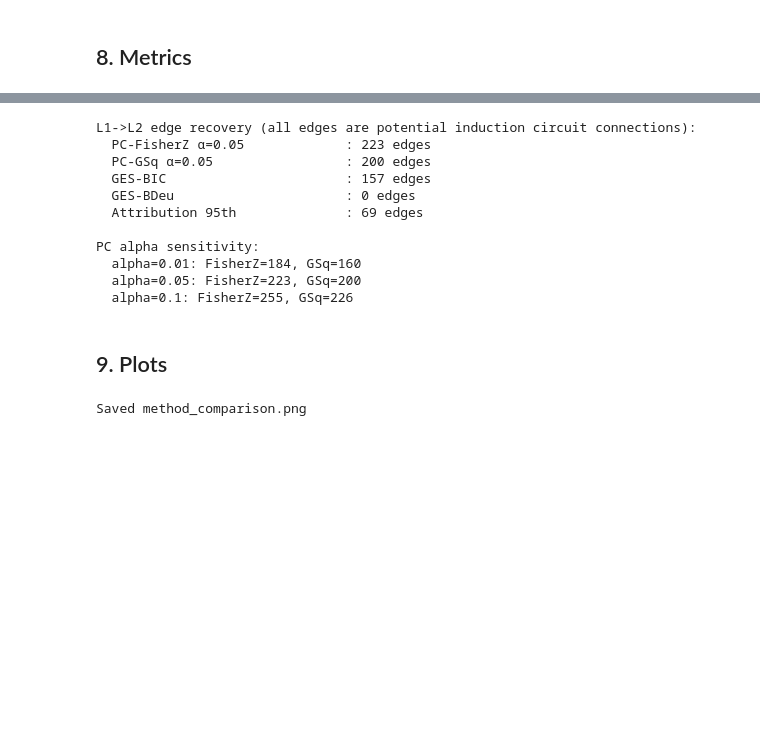
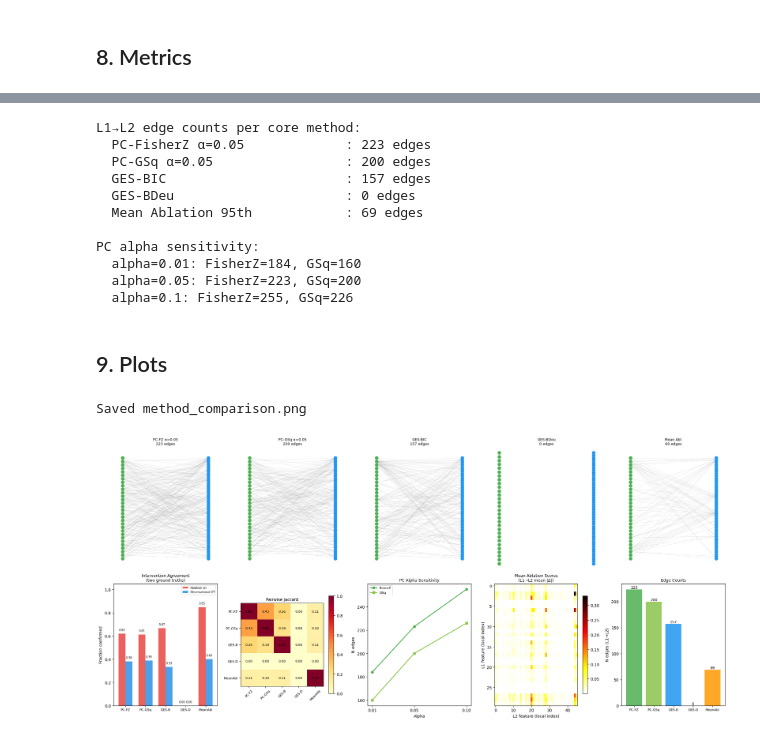
Before and after one commit to sid-raj-uc/structure-circuit-lens, a Jupyter notebook: phase3_structure_learning.ipynb, the cells around one changed output, grey strips where cells are left out. Saved outputs shown, nothing was run; the diff lists cells and outputs as text; code cells hidden in the pictures; blank space fills up the shorter version.

```diff
--- a/phase3_structure_learning.ipynb
+++ b/phase3_structure_learning.ipynb
@@ -197,8 +217,14 @@ import itertools, pickle
 
 CACHE_FZ = f'{RESULTS_DIR}/pc_fisherz_results.pkl'
 
-# Unified edge extractor: handles both causal-learn numpy adj matrix and adjacency dict
 def adj_to_l1l2_edges(adj):
+    """Extract L1→L2 edges from a skeleton adjacency structure.
+
+    Orientation uses the architectural causal ordering: layer-1 residual stream
+    (columns 0..N_L1-1) is computed before layer-2 residual stream (columns N_L1..N_L1+N_L2-1).
+    Any undirected skeleton edge (i, j) with i < N_L1 and j >= N_L1 is therefore oriented
+    i → j by this prior. Within-layer edges are dropped (not the target relation).
+    """
     if isinstance(adj, dict):
         return {(i, j) for i in range(N_L1) for j in adj.get(i, set()) if j >= N_L1}
     n = adj.shape[0]
@@ -249,7 +275,7 @@ if os.path.exists(CACHE_FZ):
     for alpha, v in results_fz.items():
         print(f'  alpha={alpha}: {len(v["edges"])} edges (cached, ran in {v["time"]:.1f}s)')
 else:
-    print('=== PC-FisherZ (fast, depth ≤ 3) — running... ===')
+    print('=== PC-FisherZ (skeleton, depth ≤ 3, architectural orientation) — running... ===')
     results_fz = {}
     for alpha in [0.01, 0.05, 0.10]:
         t0 = time.time()
@@ -625,7 +714,7 @@ Attribution 95th                69  0.850     20       0.0
 Saved summary_table.csv
 # %%
 # Pairwise Jaccard similarity between core methods
-core_names  = ['PC-FisherZ α=0.05', 'PC-GSq α=0.05', 'GES-BIC', 'GES-BDeu', 'Attribution 95th']
+core_names  = ['PC-FisherZ α=0.05', 'PC-GSq α=0.05', 'GES-BIC', 'GES-BDeu', 'Mean Ablation 95th']
 core_edges  = [method_atlas[m][0] for m in core_names]
 n_m         = len(core_names)
 jaccard     = np.zeros((n_m, n_m))
@@ -634,11 +723,11 @@ for i in range(n_m):
         u = core_edges[i] | core_edges[j]
         jaccard[i, j] = len(core_edges[i] & core_edges[j]) / len(u) if u else 0
 
-labels_short = ['PC-FZ', 'PC-GSq', 'GES-B', 'GES-D', 'Attr']
+labels_short = ['PC-FZ', 'PC-GSq', 'GES-B', 'GES-D', 'MeanAbl']
 print('Pairwise Jaccard similarity:')
-print('         ' + ' '.join(f'{l:6s}' for l in labels_short))
+print('         ' + ' '.join(f'{l:8s}' for l in labels_short))
 for i in range(n_m):
-    print(f'{labels_short[i]:8s}' + ' '.join(f'{jaccard[i,j]:6.2f}' for j in range(n_m)))
+    print(f'{labels_short[i]:8s}' + ' '.join(f'{jaccard[i,j]:8.2f}' for j in range(n_m)))
 
 np.save(f'{RESULTS_DIR}/jaccard_matrix.npy', jaccard)
 # %% [output]
@@ -652,9 +741,6 @@ Attr      0.11   0.10   0.11   0.00   1.00
 # %%
-# Head-level circuit recovery
-# Known: prev-token head in block 0 → induction head in block 1
-# In our data: L1 = residual stream before block 1, L2 = residual stream before block 2
-# Any L1→L2 edge = potential induction circuit connection
-print('L1->L2 edge recovery (all edges are potential induction circuit connections):')
+# L1→L2 edge counts per method
+print('L1→L2 edge counts per core method:')
 for name in core_names:
     edges, _ = method_atlas[name]
     n_l1_l2 = sum(1 for (i,j) in edges if i < N_L1 and j >= N_L1)
@@ -667,12 +753,12 @@ for alpha in [0.01, 0.05, 0.10]:
     gsq_n = len(results_gsq[alpha]['edges'])
     print(f'  alpha={alpha}: FisherZ={fz_n}, GSq={gsq_n}')
 # %% [output]
-L1->L2 edge recovery (all edges are potential induction circuit connections):
+L1→L2 edge counts per core method:
   PC-FisherZ α=0.05             : 223 edges
   PC-GSq α=0.05                 : 200 edges
   GES-BIC                       : 157 edges
   GES-BDeu                      : 0 edges
-  Attribution 95th              : 69 edges
+  Mean Ablation 95th            : 69 edges
 
 PC alpha sensitivity:
   alpha=0.01: FisherZ=184, GSq=160
@@ -682,6 +768,9 @@ PC alpha sensitivity:
 ## 9. Plots
 # %%
 COLORS = ['#4CAF50', '#8BC34A', '#2196F3', '#03A9F4', '#FF9800']
+
+core_names = ['PC-FisherZ α=0.05', 'PC-GSq α=0.05', 'GES-BIC', 'GES-BDeu', 'Mean Ablation 95th']
+core_edges = [method_atlas[m][0] for m in core_names]
 plot_methods = list(zip(core_names, core_edges))
 
 fig, axes = plt.subplots(2, 5, figsize=(22, 10))
@@ -706,24 +795,41 @@ for idx, (name, edges) in enumerate(plot_methods):
     if l1_l2:
         nx.draw_networkx_edges(G, pos, edgelist=l1_l2, alpha=0.25,
                                edge_color='gray', ax=ax, arrows=False, width=0.5)
-    short = name.replace('FisherZ ', 'FZ ').replace('Attribution 95th', 'Attr')
+    short = (name.replace('FisherZ ', 'FZ ')
+                 .replace('Mean Ablation 95th', 'Mean Abl.'))
     ax.set_title(f'{short}\n{len(l1_l2)} edges', fontsize=9)
     ax.axis('off')
 
-# Row 2 col 0: Intervention agreement bar chart
+labels_short = ['PC-FZ', 'PC-GSq', 'GES-B', 'GES-D', 'MeanAbl']
+
+# Row 2 col 0: Dual IA bar chart (ablation vs observational)
 ax = axes[1, 0]
-ia_vals = [intervention_agreement(e, patch_results)[0] for _, e in plot_methods]
-bars = ax.bar(range(n_m), ia_vals, color=COLORS, alpha=0.85)
-ax.set_xticks(range(n_m))
-ax.set_xticklabels(['PC-FZ', 'PC-GSq', 'GES-B', 'GES-D', 'Attr'], fontsize=8)
+x = np.arange(len(core_names))
+width = 0.35
+abl_vals = [intervention_agreement(e, patch_results)[0] for _, e in plot_methods]
+obs_vals = [intervention_agreement(e, obs_results)[0]   for _, e in plot_methods]
+bars1 = ax.bar(x - width/2, abl_vals, width, label='Ablation GT',     color='#E53935', alpha=0.8)
+bars2 = ax.bar(x + width/2, obs_vals, width, label='Observational GT', color='#1E88E5', alpha=0.8)
+ax.set_xticks(x); ax.set_xticklabels(labels_short, fontsize=8)
 ax.set_ylabel('Fraction confirmed')
-ax.set_title('Intervention Agreement', fontsize=10)
-ax.set_ylim(0, 1.0)
-for bar, v in zip(bars, ia_vals):
+ax.set_title('Intervention Agreement\n(two ground truths)', fontsize=10)
+ax.set_ylim(0, 1.05)
+ax.legend(fontsize=7)
+for bar, v in zip(bars1, abl_vals):
     ax.text(bar.get_x() + bar.get_width()/2, bar.get_height() + 0.02,
-            f'{v:.2f}', ha='center', va='bottom', fontsize=9)
+            f'{v:.2f}', ha='center', va='bottom', fontsize=7)
+for bar, v in zip(bars2, obs_vals):
+    ax.text(bar.get_x() + bar.get_width()/2, bar.get_height() + 0.02,
+            f'{v:.2f}', ha='center', va='bottom', fontsize=7)
 
 # Row 2 col 1: Jaccard heatmap
+n_m = len(core_names)
+jaccard = np.zeros((n_m, n_m))
+for i in range(n_m):
+    for j in range(n_m):
+        u = core_edges[i] | core_edges[j]
+        jaccard[i, j] = len(core_edges[i] & core_edges[j]) / len(u) if u else 0
+
 ax = axes[1, 1]
 im = ax.imshow(jaccard, cmap='YlOrRd', vmin=0, vmax=1)
 ax.set_xticks(range(n_m)); ax.set_yticks(range(n_m))
@@ -734,39 +840,42 @@ plt.colorbar(im, ax=ax, shrink=0.8)
 for i in range(n_m):
     for j in range(n_m):
         ax.text(j, i, f'{jaccard[i,j]:.2f}', ha='center', va='center', fontsize=8)
+
+np.save(f'{RESULTS_DIR}/jaccard_matrix.npy', jaccard)
 
 # Row 2 col 2: Alpha sensitivity
 ax = axes[1, 2]
 alphas = [0.01, 0.05, 0.10]
 ax.plot(alphas, [len(results_fz[a]['edges'])  for a in alphas], 'o-', color='#4CAF50', label='FisherZ', lw=2)
 ax.plot(alphas, [len(results_gsq[a]['edges']) for a in alphas], 's-', color='#8BC34A', label='GSq',     lw=2)
 ax.set_xlabel('Alpha'); ax.set_ylabel('N edges')
 ax.set_title('PC Alpha Sensitivity', fontsize=10)
 ax.legend(fontsize=8); ax.set_xticks(alphas)
 
 # Row 2 col 3: Attribution score heatmap
 ax = axes[1, 3]
 im2 = ax.imshow(attribution_matrix, aspect='auto', cmap='hot_r')
 ax.set_xlabel('L2 feature (local index)'); ax.set_ylabel('L1 feature (local index)')
-ax.set_title('Attribution Scores\n(L1→L2 mean |Δ|)', fontsize=10)
+ax.set_title('Mean Ablation Scores\n(L1→L2 mean |Δ|)', fontsize=10)
 plt.colorbar(im2, ax=ax, shrink=0.8)
 
 # Row 2 col 4: Edge count comparison
 ax = axes[1, 4]
 cnts = [len(e) for _, e in plot_methods]
 bars2 = ax.bar(range(n_m), cnts, color=COLORS, alpha=0.85)
 ax.set_xticks(range(n_m))
-ax.set_xticklabels(['PC-FZ', 'PC-GSq', 'GES-B', 'GES-D', 'Attr'], fontsize=8)
+ax.set_xticklabels(labels_short, fontsize=8)
 ax.set_ylabel('N edges (L1→L2)')
 ax.set_title('Edge Counts', fontsize=10)
 for bar, v in zip(bars2, cnts):
     ax.text(bar.get_x() + bar.get_width()/2, bar.get_height() + 0.1,
             str(v), ha='center', va='bottom', fontsize=9)
 
 plt.tight_layout()
 plt.savefig(f'{RESULTS_DIR}/method_comparison.png', dpi=150, bbox_inches='tight')
 print('Saved method_comparison.png')
 plt.show()
 # %% [output]
 Saved method_comparison.png
+[figure, added]
 # %%
```
Also changed, not shown: parts of 11 cells of this notebook, 8 other files.
